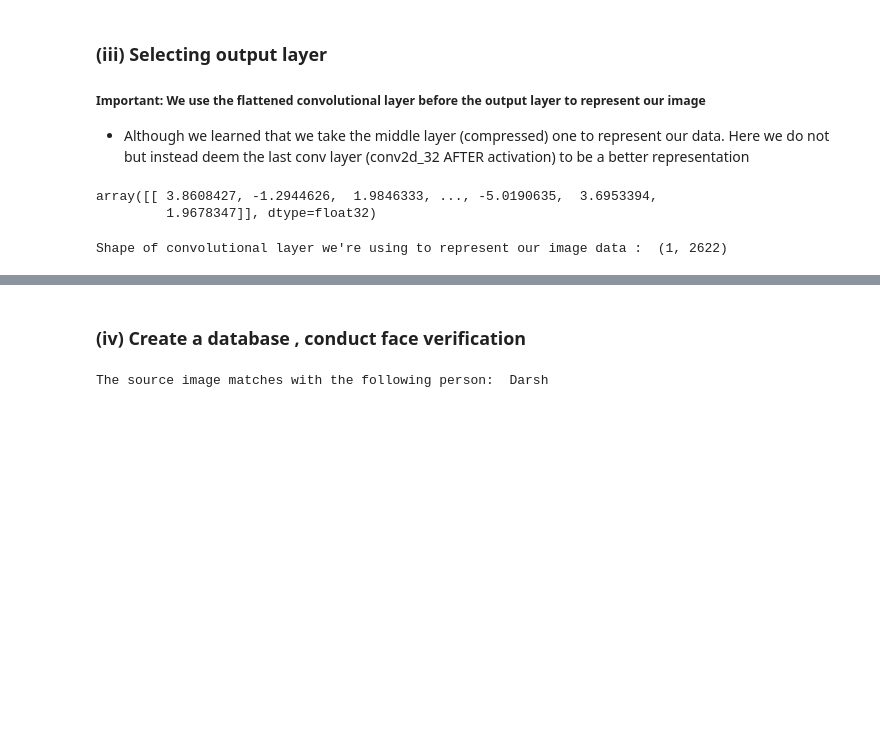
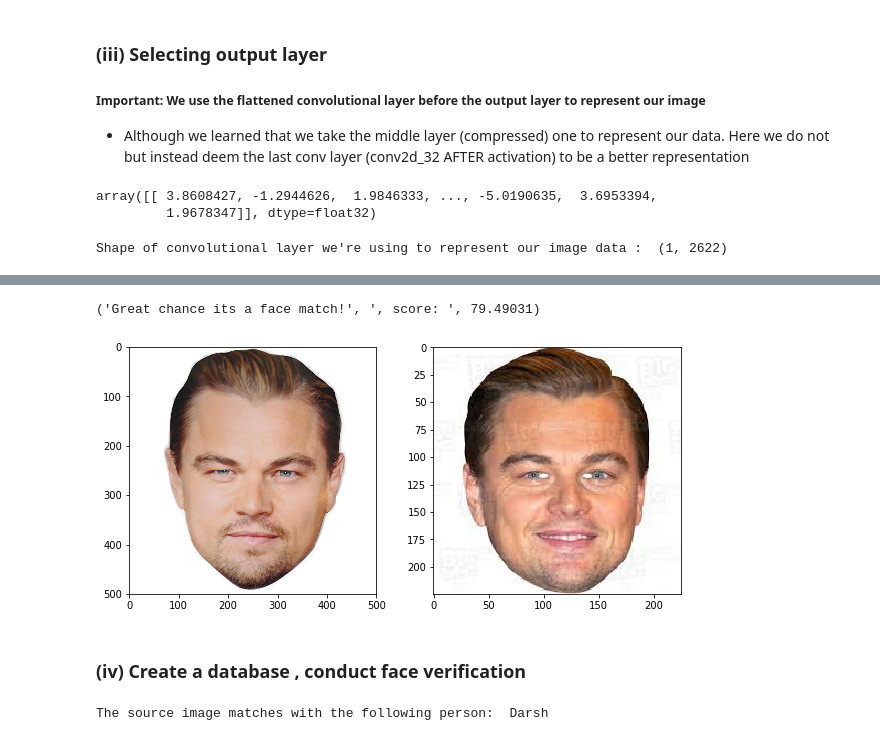
Before and after one commit to darshdee/Deep-Learning, a Jupyter notebook: My Projects/FaceRecognition/Face Verification & Recognition Using CNNs.ipynb, the cells around one changed output, grey strips where cells are left out. Cells and saved outputs as stored; diff of their text form; code cells hidden in the pictures; blank space fills up the shorter version.

```diff
--- a/My Projects/FaceRecognition/Face Verification & Recognition Using CNNs.ipynb
+++ b/My Projects/FaceRecognition/Face Verification & Recognition Using CNNs.ipynb
@@ -280,3 +304,19 @@ euclidean_distance(resize('leo1.jpg'),resize('leo2.jpg'),vgg_face_descriptor,120
+# %%
+
+imgg1 = Image.open('leo1.jpg')
+imgg2 = Image.open('leo2.jpg')
+
+plt.figure(figsize=(10,10))
+plt.subplot(2,2,1)
+plt.imshow(imgg1)
+
+plt.subplot(2,2,2)
+plt.imshow(imgg2)
+
+euclidean_distance(resize('leo1.jpg'),resize('leo2.jpg'),vgg_face_descriptor,120,150)
+# %% [output]
+('Great chance its a face match!', ', score: ', 79.49031)
+[figure, added]
 # %% [markdown]
 ### (iv) Create a database , conduct face verification
 # %%
```
Also changed, not shown: parts of 11 cells of this notebook.
